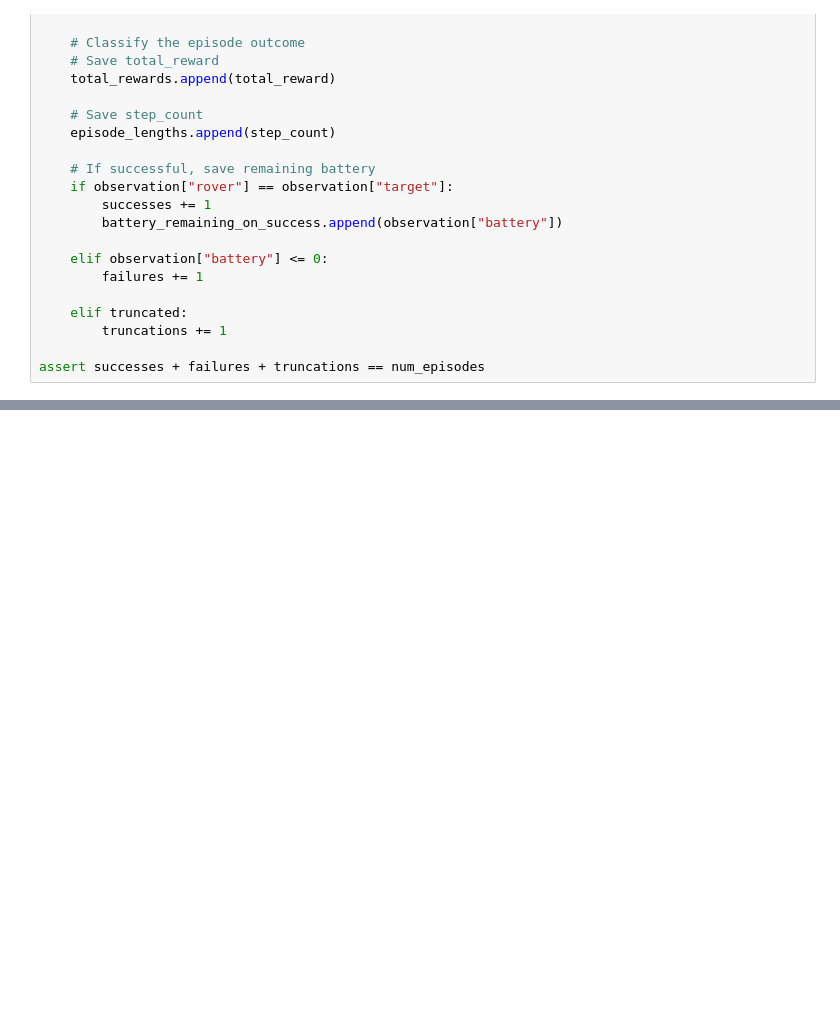
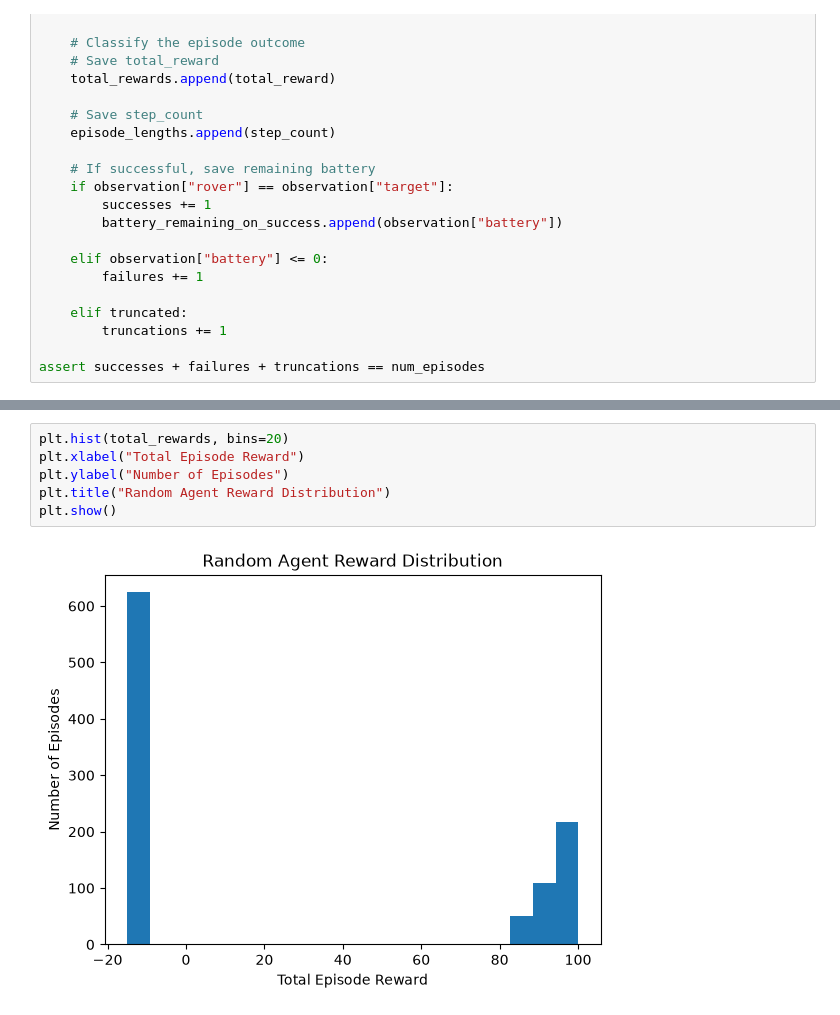
Before and after one commit to FarScoutOne/resilient-rover, a Jupyter notebook: notebooks/02_random_baseline.ipynb, the cells around one changed output, grey strips where cells are left out. Cells and saved outputs as stored; diff of their text form; blank space fills up the shorter version.

```diff
--- a/notebooks/02_random_baseline.ipynb
+++ b/notebooks/02_random_baseline.ipynb
@@ -163,0 +176,8 @@ Average battery remaining on success 13.74468085106383
+# %%
+plt.hist(total_rewards, bins=20)
+plt.xlabel("Total Episode Reward")
+plt.ylabel("Number of Episodes")
+plt.title("Random Agent Reward Distribution")
+plt.show()
+# %% [output]
+[figure, added]
```
Also changed, not shown: parts of 7 cells of this notebook.
